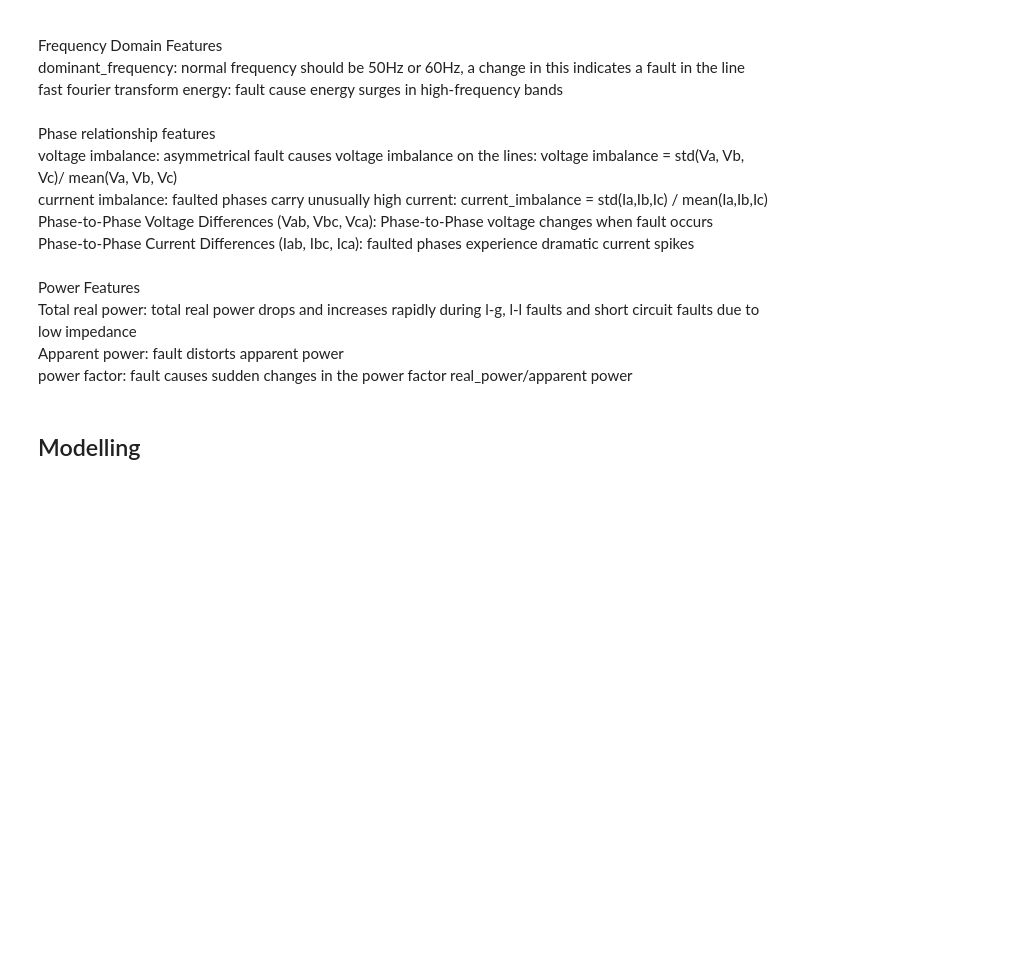
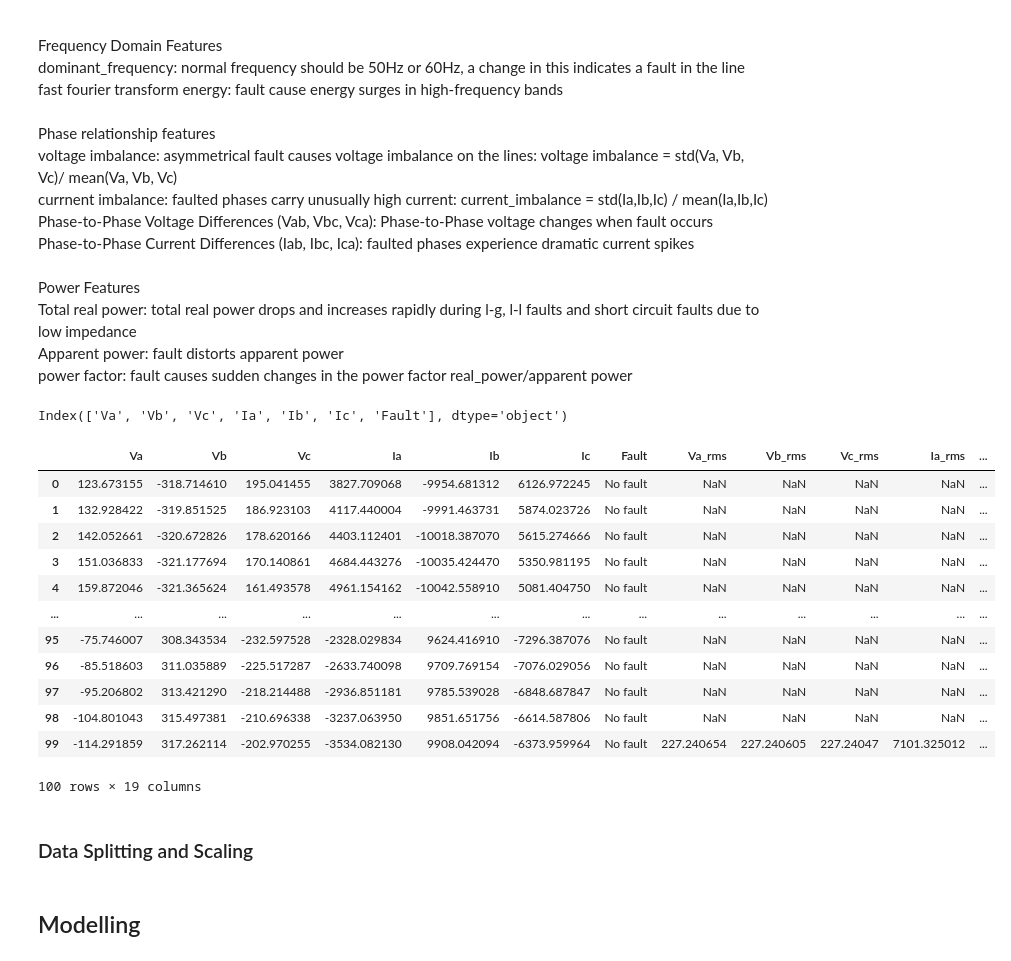
Before and after one commit to KudoroEsther/Machine_Learning_Projects, a Jupyter notebook: Fault_Analysis/fault_analysis - Copy.ipynb, the cells around one changed output. Drawn from its saved outputs; the diff is of its cells as text; code cells hidden in the pictures; blank space fills up the shorter version.

```diff
--- a/Fault_Analysis/fault_analysis - Copy.ipynb
+++ b/Fault_Analysis/fault_analysis - Copy.ipynb
@@ -257,5 +258,9 @@ Power Features<br>
 Total real power: total real power drops and increases rapidly during l-g, l-l faults and short circuit faults due to low impedance<br>
 Apparent power: fault distorts apparent power<br>
 power factor: fault causes sudden changes in the power factor real_power/apparent power
+# %%
+df.columns
+# %% [output]
+Index(['Va', 'Vb', 'Vc', 'Ia', 'Ib', 'Ic', 'Fault'], dtype='object')
 # %%
 #Using rolling window because transmission line signals change  very fast and it allows the engineered feature to reflect recent signal behaviour, not the entire signal
@@ -262,3 +285,21 @@ power factor: fault causes sudden changes in the power factor real_power/apparen
+# %%
+df.head(100)
+# %% [output]
+|  | Va | Vb | Vc | Ia | Ib | Ic | Fault | Va_rms | Vb_rms | Vc_rms | Ia_rms | ... |
+| 0 | 123.673155 | -318.714610 | 195.041455 | 3827.709068 | -9954.681312 | 6126.972245 | No fault | NaN | NaN | NaN | NaN | ... |
+| 1 | 132.928422 | -319.851525 | 186.923103 | 4117.440004 | -9991.463731 | 5874.023726 | No fault | NaN | NaN | NaN | NaN | ... |
+| 2 | 142.052661 | -320.672826 | 178.620166 | 4403.112401 | -10018.387070 | 5615.274666 | No fault | NaN | NaN | NaN | NaN | ... |
+| 3 | 151.036833 | -321.177694 | 170.140861 | 4684.443276 | -10035.424470 | 5350.981195 | No fault | NaN | NaN | NaN | NaN | ... |
+| 4 | 159.872046 | -321.365624 | 161.493578 | 4961.154162 | -10042.558910 | 5081.404750 | No fault | NaN | NaN | NaN | NaN | ... |
+| ... | ... | ... | ... | ... | ... | ... | ... | ... | ... | ... | ... | ... |
+| 95 | -75.746007 | 308.343534 | -232.597528 | -2328.029834 | 9624.416910 | -7296.387076 | No fault | NaN | NaN | NaN | NaN | ... |
+| 96 | -85.518603 | 311.035889 | -225.517287 | -2633.740098 | 9709.769154 | -7076.029056 | No fault | NaN | NaN | NaN | NaN | ... |
+| 97 | -95.206802 | 313.421290 | -218.214488 | -2936.851181 | 9785.539028 | -6848.687847 | No fault | NaN | NaN | NaN | NaN | ... |
+| 98 | -104.801043 | 315.497381 | -210.696338 | -3237.063950 | 9851.651756 | -6614.587806 | No fault | NaN | NaN | NaN | NaN | ... |
+| 99 | -114.291859 | 317.262114 | -202.970255 | -3534.082130 | 9908.042094 | -6373.959964 | No fault | 227.240654 | 227.240605 | 227.24047 | 7101.325012 | ... |
+100 rows × 19 columns
+# %% [markdown]
+### Data Splitting and Scaling
 # %%
 X = df.drop(columns="Fault")
 y = df['Fault']
```
Also changed, not shown: parts of 11 cells of this notebook.
